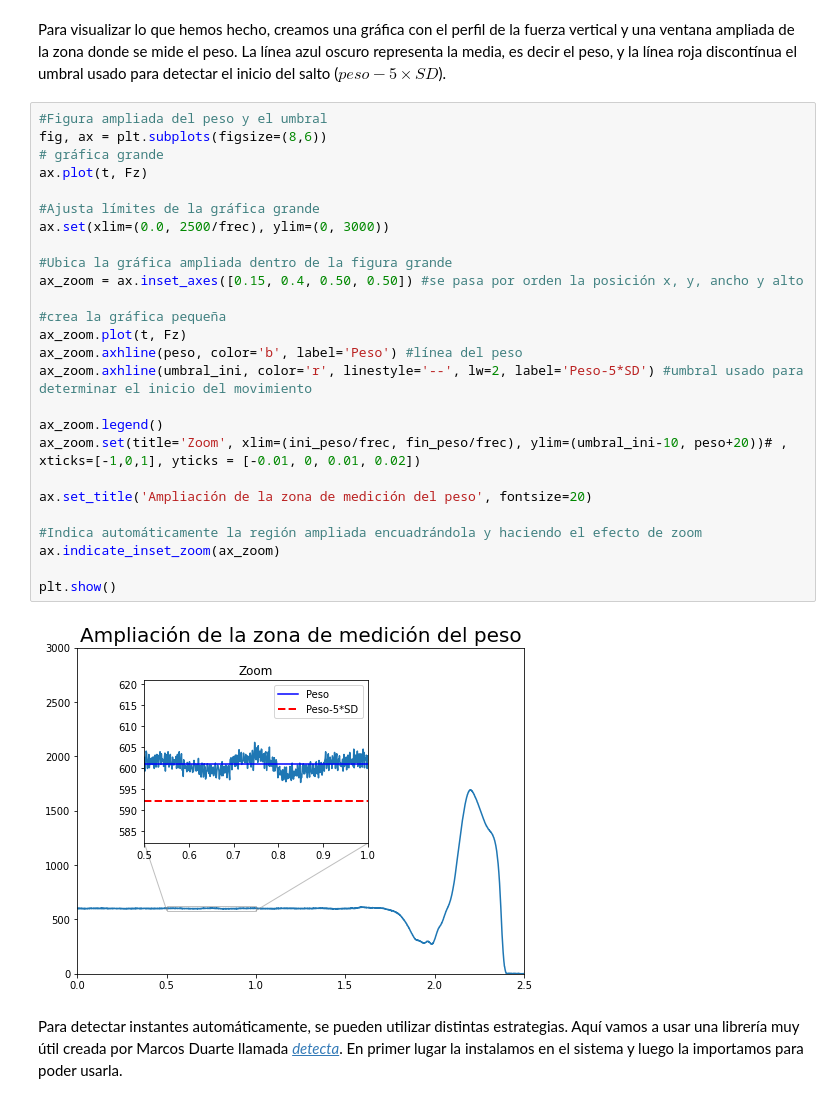
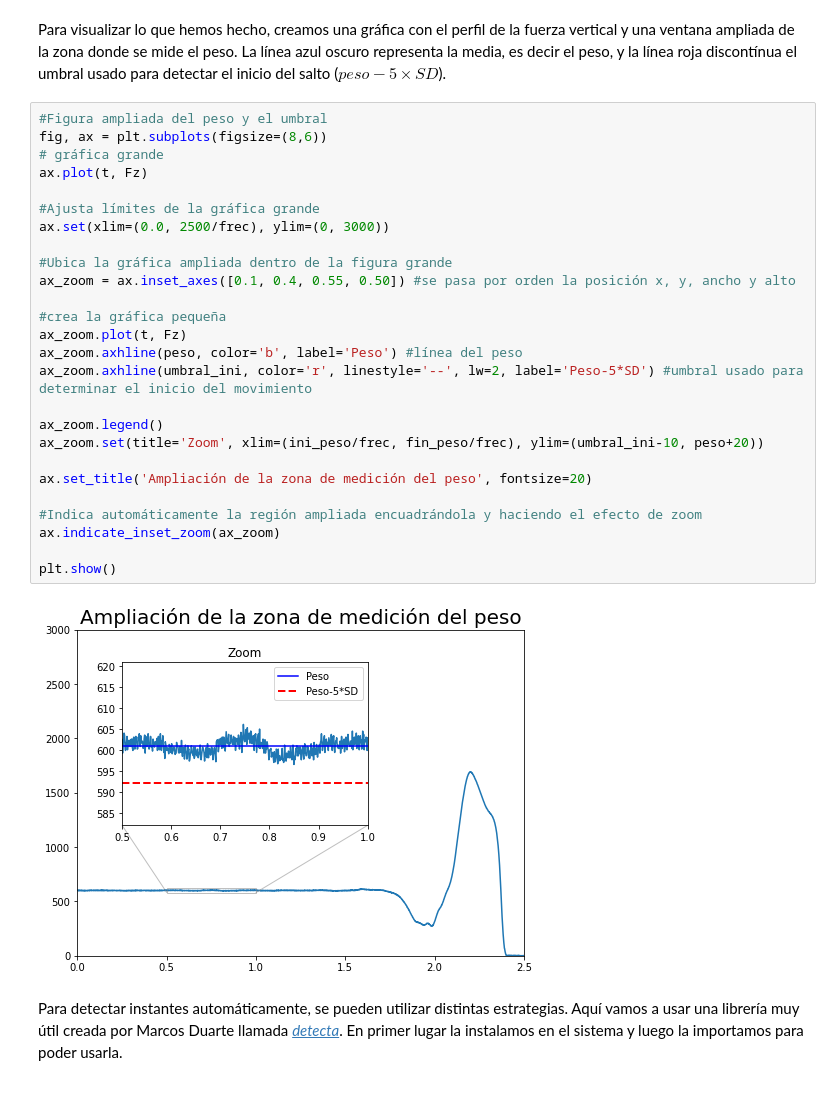
Before and after one commit to joselvira/BiomecanicaPython, a Jupyter notebook: Notebooks/Analisis_salto_vertical_Fuerzas.ipynb, the cells around one changed output. Cells and saved outputs as stored; diff of their text form.

```diff
--- a/Notebooks/Analisis_salto_vertical_Fuerzas.ipynb
+++ b/Notebooks/Analisis_salto_vertical_Fuerzas.ipynb
@@ -161,31 +161,31 @@ Para visualizar lo que hemos hecho, creamos una gráfica con el perfil de la fue
 # %%
 #Figura ampliada del peso y el umbral
 fig, ax = plt.subplots(figsize=(8,6))
 # gráfica grande
 ax.plot(t, Fz)
 
 #Ajusta límites de la gráfica grande
 ax.set(xlim=(0.0, 2500/frec), ylim=(0, 3000))
 
 #Ubica la gráfica ampliada dentro de la figura grande
-ax_zoom = ax.inset_axes([0.15, 0.4, 0.50, 0.50]) #se pasa por orden la posición x, y, ancho y alto
+ax_zoom = ax.inset_axes([0.1, 0.4, 0.55, 0.50]) #se pasa por orden la posición x, y, ancho y alto
 
 #crea la gráfica pequeña
 ax_zoom.plot(t, Fz)
 ax_zoom.axhline(peso, color='b', label='Peso') #línea del peso
 ax_zoom.axhline(umbral_ini, color='r', linestyle='--', lw=2, label='Peso-5*SD') #umbral usado para determinar el inicio del movimiento
 
 ax_zoom.legend()
-ax_zoom.set(title='Zoom', xlim=(ini_peso/frec, fin_peso/frec), ylim=(umbral_ini-10, peso+20))# , xticks=[-1,0,1], yticks = [-0.01, 0, 0.01, 0.02])
+ax_zoom.set(title='Zoom', xlim=(ini_peso/frec, fin_peso/frec), ylim=(umbral_ini-10, peso+20))
 
 ax.set_title('Ampliación de la zona de medición del peso', fontsize=20)
 
 #Indica automáticamente la región ampliada encuadrándola y haciendo el efecto de zoom
 ax.indicate_inset_zoom(ax_zoom)
 
 plt.show()
 # %% [output]
-[figure, old version]
+[figure, new version]
 # %% [markdown]
 Para detectar instantes automáticamente, se pueden utilizar distintas estrategias. Aquí vamos a usar una librería muy útil creada por Marcos Duarte llamada [*detecta*](https://pypi.org/project/detecta/). En primer lugar la instalamos en el sistema y luego la importamos para poder usarla.
 # %%
```
Also changed, not shown: parts of 19 cells of this notebook.
